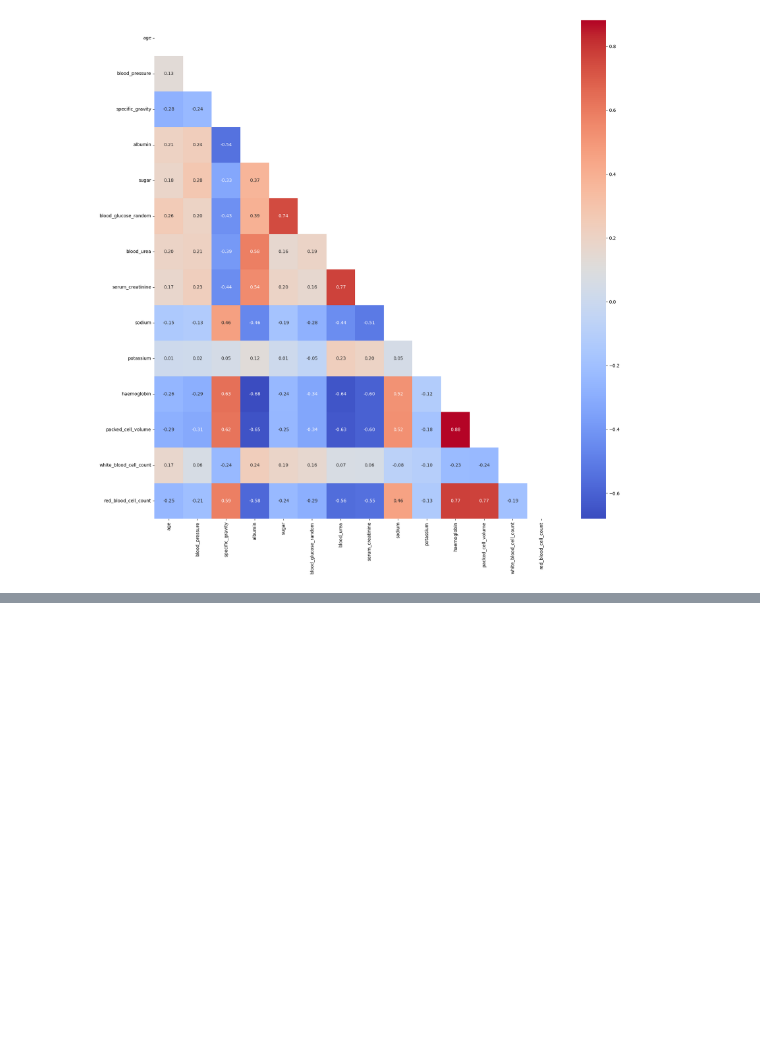
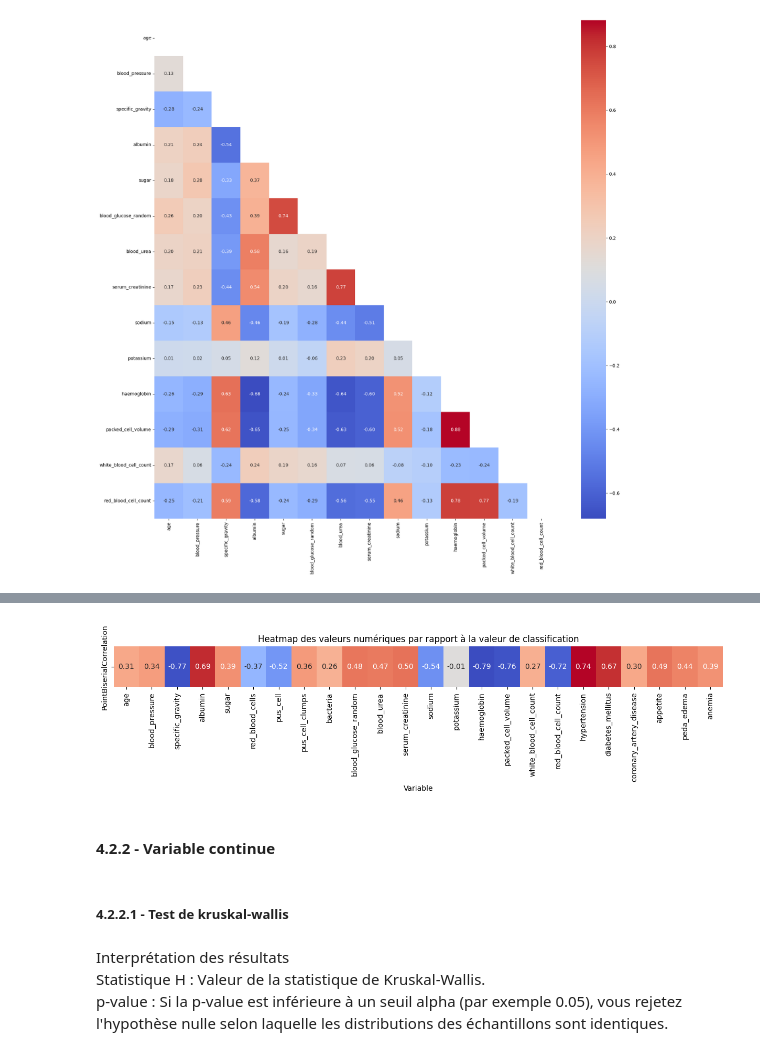
Before and after one commit to Dim2960/semiology_AI, a Jupyter notebook: mrc_folder/dataset.ipynb, the cells around one changed output, grey strips where cells are left out. Cells and saved outputs as stored; diff of their text form; code cells hidden in the pictures; blank space fills up the shorter version.

Commit message:
add kruskal-wallis calculation

```diff
--- a/mrc_folder/dataset.ipynb
+++ b/mrc_folder/dataset.ipynb
@@ -525,0 +707,6 @@ plt.show()
+# %%
+lb = LabelEncoder()
+df_encode = df_without_NaN.copy()
+
+for col in cat_cols:
+    df_encode[col] = lb.fit_transform(df_encode[col])
@@ -525,0 +722,20 @@ plt.show()
+# %%
+
+df_corr = df_encode.drop(['id', 'classification_str'], axis=1)
+continuous_cols = df_corr.iloc[:,0:-1]
+correlations = {}
+for col in continuous_cols:
+    correlations[col] = pointbiserialr(df_corr['classification_int'], df_corr[col])[0]
+
+corr_df = pd.DataFrame(list(correlations.items()), columns=['Variable', 'PointBiserialCorrelation'])
+corr_df.set_index('Variable', inplace=True)
+
+plt.figure(figsize=(15, 1))
+sns.heatmap(corr_df.T, annot=True, cmap='coolwarm', cbar=False, fmt=".2f")
+plt.title('Heatmap des valeurs numériques par rapport à la valeur de classification')
+
+plt.show()
+# %% [output]
+[figure, added]
+# %% [markdown]
+#### 4.2.2 - Variable continue
@@ -525,0 +748,6 @@ plt.show()
+# %% [markdown]
+##### 4.2.2.1 - Test de kruskal-wallis
+# %% [markdown]
+Interprétation des résultats
+Statistique H : Valeur de la statistique de Kruskal-Wallis.
+p-value : Si la p-value est inférieure à un seuil alpha (par exemple 0.05), vous rejetez l'hypothèse nulle selon laquelle les distributions des échantillons sont identiques.
```
Also changed, not shown: parts of 53 cells of this notebook.
